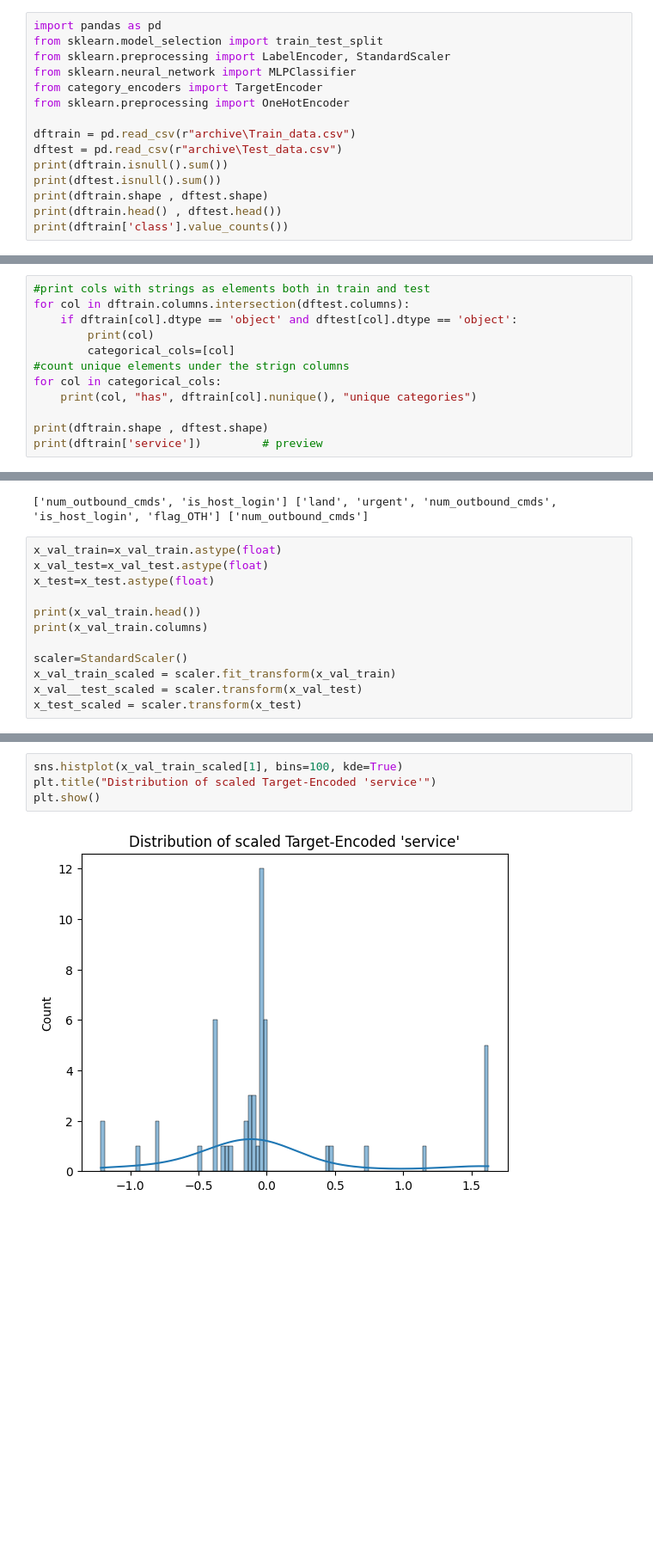
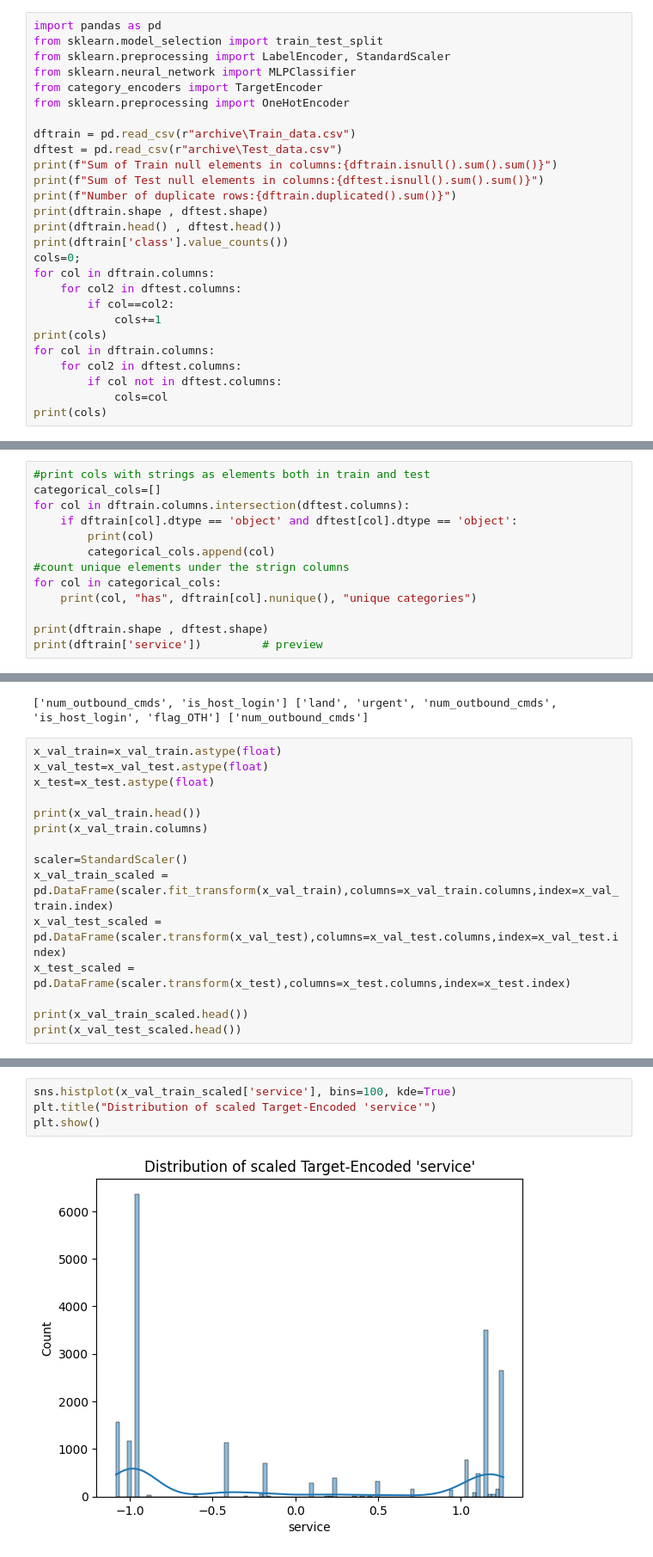
Before and after one commit to DinaKyr/network-intrusion-mlp, a Jupyter notebook: nn.ipynb, the cells around one changed output, grey strips where cells are left out. Shown: that part at 86% size. Drawn from its saved outputs; the diff is of its cells as text; blank space fills up the shorter version.

```diff
--- a/nn.ipynb
+++ b/nn.ipynb
@@ -8,9 +8,21 @@ from sklearn.preprocessing import OneHotEncoder
 
 dftrain = pd.read_csv(r"archive\Train_data.csv")
 dftest = pd.read_csv(r"archive\Test_data.csv")
-print(dftrain.isnull().sum())
-print(dftest.isnull().sum())
+print(f"Sum of Train null elements in columns:{dftrain.isnull().sum().sum()}")
+print(f"Sum of Test null elements in columns:{dftest.isnull().sum().sum()}")
+print(f"Number of duplicate rows:{dftrain.duplicated().sum()}")
 print(dftrain.shape , dftest.shape)
 print(dftrain.head() , dftest.head())
 print(dftrain['class'].value_counts())
+cols=0;
+for col in dftrain.columns:
+    for col2 in dftest.columns:
+        if col==col2:
+            cols+=1
+print(cols)
+for col in dftrain.columns:
+    for col2 in dftest.columns:
+        if col not in dftest.columns:
+            cols=col
+print(cols)
 # %% [output]
@@ -34,9 +46,10 @@ Name: count, dtype: int64
 # %%
 #print cols with strings as elements both in train and test
+categorical_cols=[]
 for col in dftrain.columns.intersection(dftest.columns):
     if dftrain[col].dtype == 'object' and dftest[col].dtype == 'object':
         print(col)
-        categorical_cols=[col]
+        categorical_cols.append(col)
 #count unique elements under the strign columns
 for col in categorical_cols:
     print(col, "has", dftrain[col].nunique(), "unique categories")
@@ -161,9 +176,12 @@ print(x_val_train.head())
 print(x_val_train.columns)
 
 scaler=StandardScaler()
-x_val_train_scaled = scaler.fit_transform(x_val_train)
-x_val__test_scaled = scaler.transform(x_val_test)
-x_test_scaled = scaler.transform(x_test)
+x_val_train_scaled = pd.DataFrame(scaler.fit_transform(x_val_train),columns=x_val_train.columns,index=x_val_train.index)
+x_val_test_scaled = pd.DataFrame(scaler.transform(x_val_test),columns=x_val_test.columns,index=x_val_test.index)
+x_test_scaled = pd.DataFrame(scaler.transform(x_test),columns=x_test.columns,index=x_test.index)
+
+print(x_val_train_scaled.head())
+print(x_val_test_scaled.head())
 # %% [output]
        duration   service  src_bytes  dst_bytes  land  wrong_fragment  urgent  \
 2199        0.0  0.903138        8.0        0.0   0.0             0.0     0.0
@@ -185,6 +203,6 @@ x_test_scaled = scaler.transform(x_test)
 # %%
-sns.histplot(x_val_train_scaled[1], bins=100, kde=True)
+sns.histplot(x_val_train_scaled['service'], bins=100, kde=True)
 plt.title("Distribution of scaled Target-Encoded 'service'")
 plt.show()
 # %% [output]
-[figure, old version]
+[figure, new version]
```
Also changed, not shown: parts of 16 cells of this notebook.
